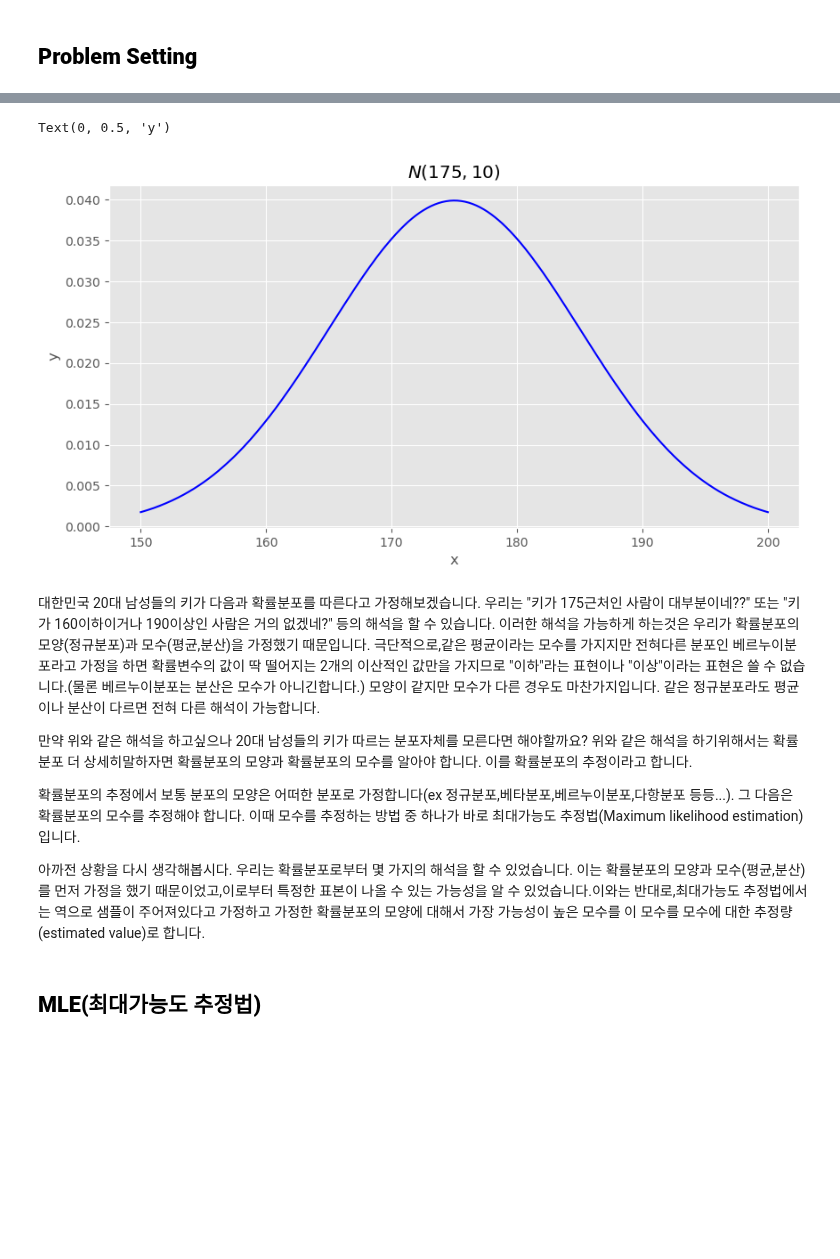
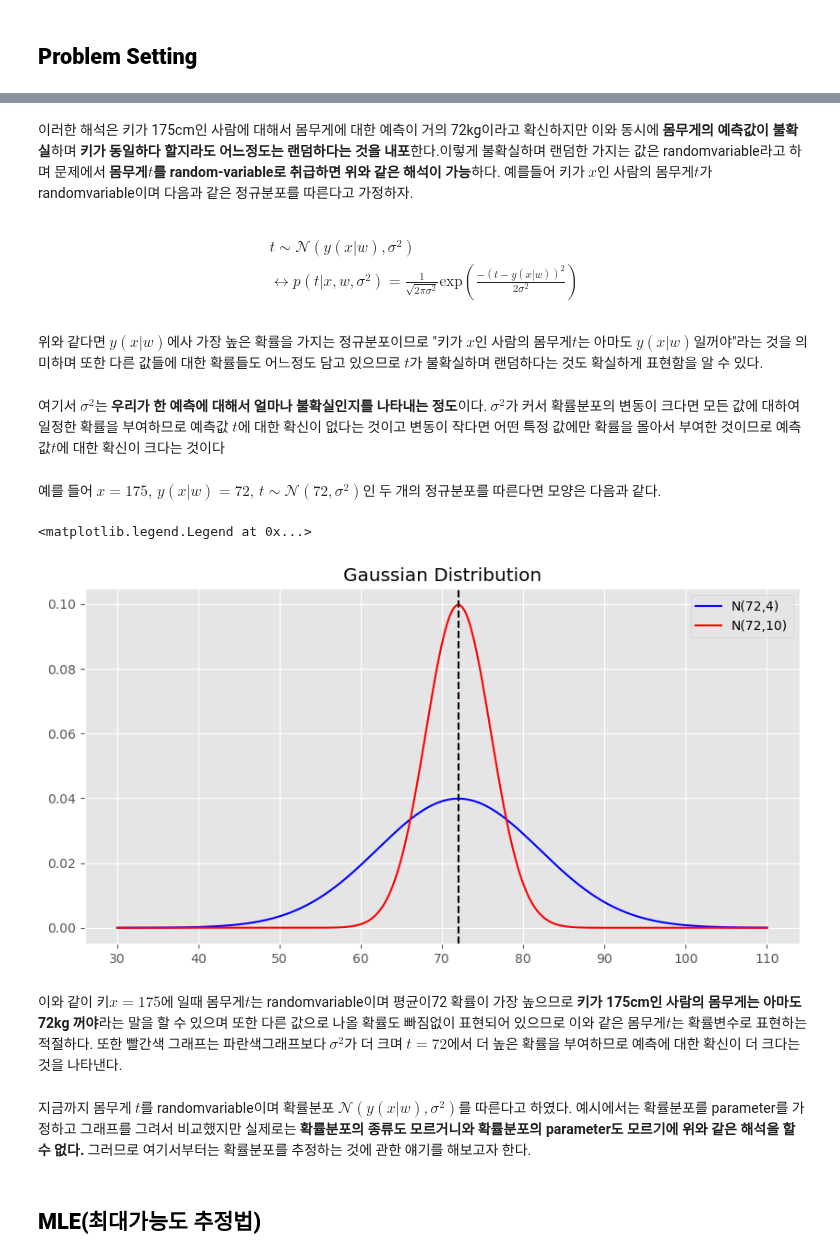
Before and after one commit to hoyeon1234/sin-hoyeon, a Jupyter notebook: posts/Probability&Statistics/Maximum likelyhood estimation/MLE.ipynb, the cells around one changed output, grey strips where cells are left out. Saved outputs shown, nothing was run; the diff lists cells and outputs as text; code cells hidden in the pictures; blank space fills up the shorter version.

```diff
--- a/posts/Probability&Statistics/Maximum likelyhood estimation/MLE.ipynb
+++ b/posts/Probability&Statistics/Maximum likelyhood estimation/MLE.ipynb
@@ -22,26 +34,37 @@ image: image.png
+# %% [markdown]
+이러한 해석은 키가 175cm인 사람에 대해서 몸무게에 대한 예측이 거의 72kg이라고 확신하지만 이와 동시에 **몸무게의 예측값이 불확실**하며 **키가 동일하다 할지라도 어느정도는 랜덤하다는 것을 내포**한다.이렇게 불확실하며 랜덤한 가지는 값은 randomvariable라고 하며 문제에서 **몸무게$t$를 random-variable로 취급하면 위와 같은 해석이 가능**하다. 예를들어 키가 $x$인 사람의 몸무게$t$가 randomvariable이며 다음과 같은 정규분포를 따른다고 가정하자.
+# %% [markdown]
+\begin{aligned}
+&t\sim\mathcal{N}(y(x|w),\sigma^2) \\
+&\longleftrightarrow p(t|x,w,\sigma^2) = \frac{1}{\sqrt{2\pi\sigma^2}}\text{exp}(\frac{-(t-y(x|w))^2}{2\sigma^2})
+\end{aligned}
+# %% [markdown]
+위와 같다면 $y(x|w)$에사 가장 높은 확률을 가지는 정규분포이므로 "키가 $x$인 사람의 몸무게$t$는 아마도 $y(x|w)$일꺼야"라는 것을 의미하며 또한 다른 값들에 대한 확률들도 어느정도 담고 있으므로 $t$가 불확실하며 랜덤하다는 것도 확실하게 표현함을 알 수 있다.
+# %% [markdown]
+여기서 $\sigma^2$는 **우리가 한 예측에 대해서 얼마나 불확실인지를 나타내는 정도**이다. $\sigma^2$가 커서 확률분포의 변동이 크다면 모든 값에 대하여 일정한 확률을 부여하므로 예측값 $t$에 대한 확신이 없다는 것이고 변동이 작다면 어떤 특정 값에만 확률을 몰아서 부여한 것이므로 예측값$t$에 대한 확신이 크다는 것이다
+# %% [markdown]
+예를 들어 $x = 175,\,y(x|w) = 72,\,t\sim\mathcal{N}(72,\sigma^2)$인 두 개의 정규분포를 따른다면 모양은 다음과 같다.
 # %%
 import scipy as sp
 import numpy as np
 import matplotlib.pyplot as plt
 plt.style.use("ggplot")
 
 plt.figure(figsize=(10,5))
-rv = sp.stats.norm(175,10)
-x = np.linspace(150,200,500)
+rv = sp.stats.norm(72,10)
+rv2 = sp.stats.norm(72,4)
+x = np.linspace(30,110,500)
 plt.plot(x,rv.pdf(x),"b")
-plt.title("$N(175,10)$")
-plt.xlabel("x")
-plt.ylabel("y")
+plt.plot(x,rv2.pdf(x),"r")
+plt.axvline(72,linestyle="--",color="black")
+plt.title("Gaussian Distribution")
+plt.legend(["N(72,4)","N(72,10)"])
 # %% [output]
-Text(0, 0.5, 'y')
+<matplotlib.legend.Legend at 0x...>
-[figure, old version]
+[figure, new version]
-# %% [markdown]
-대한민국 20대 남성들의 키가 다음과 확률분포를 따른다고 가정해보겠습니다. 우리는 "키가 175근처인 사람이 대부분이네??" 또는 "키가 160이하이거나 190이상인 사람은 거의 없겠네?" 등의 해석을 할 수 있습니다. 이러한 해석을 가능하게 하는것은 우리가 확률분포의 모양(정규분포)과 모수(평균,분산)을 가정했기 때문입니다. 극단적으로,같은 평균이라는 모수를 가지지만 전혀다른 분포인 베르누이분포라고 가정을 하면 확률변수의 값이 딱 떨어지는 2개의 이산적인 값만을 가지므로 "이하"라는 표현이나 "이상"이라는 표현은 쓸 수 없습니다.(물론 베르누이분포는 분산은 모수가 아니긴합니다.) 모양이 같지만 모수가 다른 경우도 마찬가지입니다. 같은 정규분포라도 평균이나 분산이 다르면 전혀 다른 해석이 가능합니다.<br>
-
-만약 위와 같은 해석을 하고싶으나 20대 남성들의 키가 따르는 분포자체를 모른다면 해야할까요? 위와 같은 해석을 하기위해서는 확률분포 더 상세히말하자면 확률분포의 모양과 확률분포의 모수를 알아야 합니다. 이를 확률분포의 추정이라고 합니다.<br>
-
-확률분포의 추정에서 보통 분포의 모양은 어떠한 분포로 가정합니다(ex 정규분포,베타분포,베르누이분포,다항분포 등등...). 그 다음은 확률분포의 모수를 추정해야 합니다. 이때 모수를 추정하는 방법 중 하나가 바로 최대가능도 추정법(Maximum likelihood estimation)입니다.<br>
-
-아까전 상황을 다시 생각해봅시다. 우리는 확률분포로부터 몇 가지의 해석을 할 수 있었습니다. 이는 확률분포의 모양과 모수(평균,분산)를 먼저 가정을 했기 때문이었고,이로부터 특정한 표본이 나올 수 있는 가능성을 알 수 있었습니다.이와는 반대로,최대가능도 추정법에서는 역으로 샘플이 주어져있다고 가정하고 가정한 확률분포의 모양에 대해서 가장 가능성이 높은 모수를 이 모수를 모수에 대한 추정량(estimated value)로 합니다.
+# %% [markdown]
+이와 같이 키$x=175$에 일때 몸무게$t$는 randomvariable이며 평균이72 확률이 가장 높으므로 **키가 175cm인 사람의 몸무게는 아마도 72kg 꺼야**라는 말을 할 수 있으며 또한 다른 값으로 나올 확률도 빠짐없이 표현되어 있으므로 이와 같은 몸무게$t$는 확률변수로 표현하는 적절하다. 또한 빨간색 그래프는 파란색그래프보다 $\sigma^2$가 더 크며 $t=72$에서 더 높은 확률을 부여하므로 예측에 대한 확신이 더 크다는 것을 나타낸다.
+# %% [markdown]
+지금까지 몸무게 $t$를 randomvariable이며 확률분포 $\mathcal{N}(y(x|w),\sigma^2)$를 따른다고 하였다. 예시에서는 확률분포를 parameter를 가정하고 그래프를 그려서 비교했지만 실제로는 **확률분포의 종류도 모르거니와 확률분포의 parameter도 모르기에 위와 같은 해석을 할 수 없다.** 그러므로 여기서부터는 확률분포를 추정하는 것에 관한 얘기를 해보고자 한다.
 # %% [markdown]
 ## <span style = "color : black">**MLE(최대가능도 추정법)**
```
Also changed, not shown: parts of 58 cells of this notebook, 9 other files.
